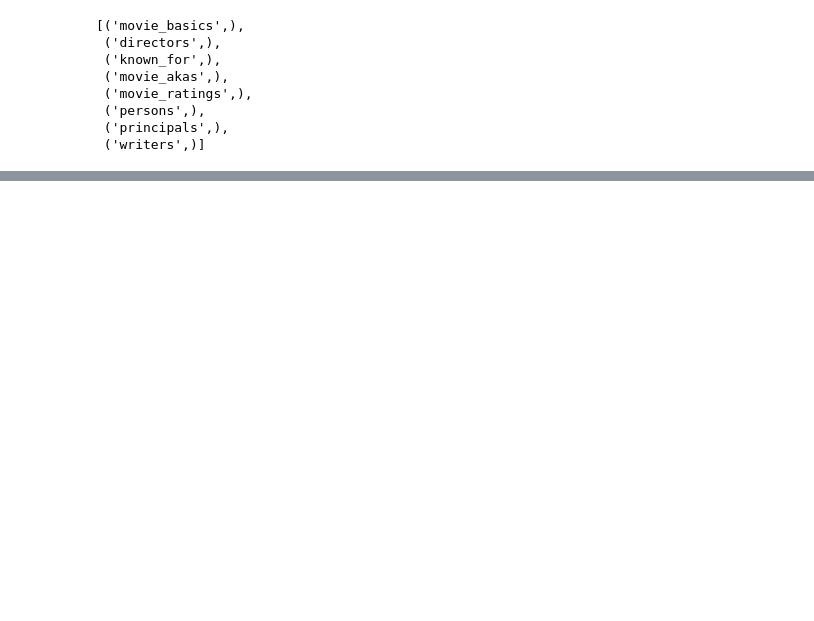
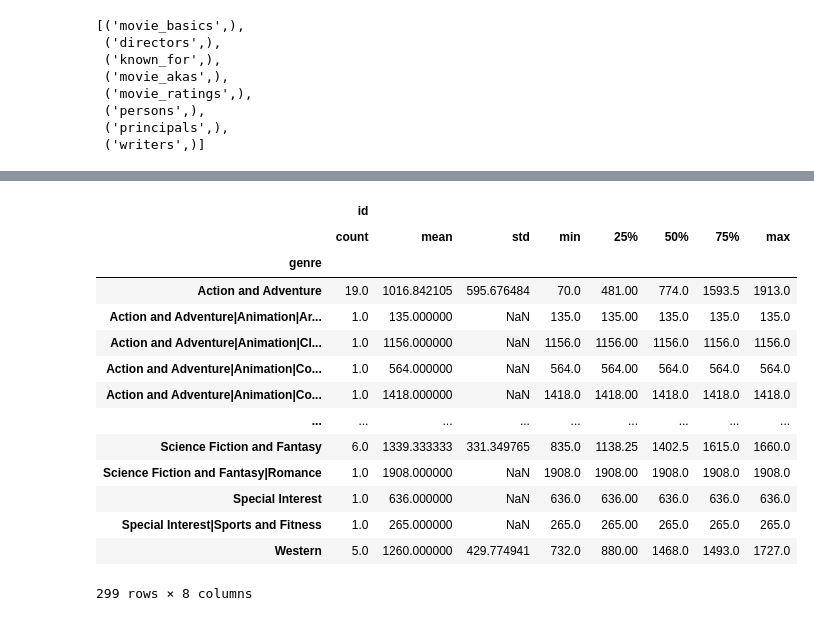
Before and after one commit to FrancisNdirangu/Phase-2-Project, a Jupyter notebook: merged_notebook.ipynb, the cells around one changed output, grey strips where cells are left out. Cells and saved outputs as stored; diff of their text form; code cells hidden in the pictures; blank space fills up the shorter version.

```diff
--- a/merged_notebook.ipynb
+++ b/merged_notebook.ipynb
@@ -49,0 +104,4 @@ pd.read_sql('SELECT * from movie_basics',con)
+# %%
+rt_movie_info = pd.read_csv(r'zippedData/rt.movie_info.tsv/rt.movie_info.tsv',sep='\t')
+
+rt_movie_info.head()
@@ -49,0 +115,4 @@ pd.read_sql('SELECT * from movie_basics',con)
+# %%
+# rt_movie_info['formatted_date'] = rt_movie_info['theater_date'].dt.strftime("%Y-%m-%d")
+rt_movie_info['formatted_date'] = pd.to_datetime(rt_movie_info['theater_date'])
+rt_movie_info.head()
@@ -49,0 +174,18 @@ pd.read_sql('SELECT * from movie_basics',con)
+# %%
+rt_movie_info.groupby('genre').describe()
+# %% [output]
+|  | id |  |  |  |  |  |  |  |
+|  | count | mean | std | min | 25% | 50% | 75% | max |
+| genre |  |  |  |  |  |  |  |  |
+| Action and Adventure | 19.0 | 1016.842105 | 595.676484 | 70.0 | 481.00 | 774.0 | 1593.5 | 1913.0 |
+| Action and Adventure|Animation|Ar... | 1.0 | 135.000000 | NaN | 135.0 | 135.00 | 135.0 | 135.0 | 135.0 |
+| Action and Adventure|Animation|Cl... | 1.0 | 1156.000000 | NaN | 1156.0 | 1156.00 | 1156.0 | 1156.0 | 1156.0 |
+| Action and Adventure|Animation|Co... | 1.0 | 564.000000 | NaN | 564.0 | 564.00 | 564.0 | 564.0 | 564.0 |
+| Action and Adventure|Animation|Co... | 1.0 | 1418.000000 | NaN | 1418.0 | 1418.00 | 1418.0 | 1418.0 | 1418.0 |
+| ... | ... | ... | ... | ... | ... | ... | ... | ... |
+| Science Fiction and Fantasy | 6.0 | 1339.333333 | 331.349765 | 835.0 | 1138.25 | 1402.5 | 1615.0 | 1660.0 |
+| Science Fiction and Fantasy|Romance | 1.0 | 1908.000000 | NaN | 1908.0 | 1908.00 | 1908.0 | 1908.0 | 1908.0 |
+| Special Interest | 1.0 | 636.000000 | NaN | 636.0 | 636.00 | 636.0 | 636.0 | 636.0 |
+| Special Interest|Sports and Fitness | 1.0 | 265.000000 | NaN | 265.0 | 265.00 | 265.0 | 265.0 | 265.0 |
+| Western | 5.0 | 1260.000000 | 429.774941 | 732.0 | 880.00 | 1468.0 | 1493.0 | 1727.0 |
+299 rows × 8 columns
```
Also changed, not shown: parts of 24 cells of this notebook.
